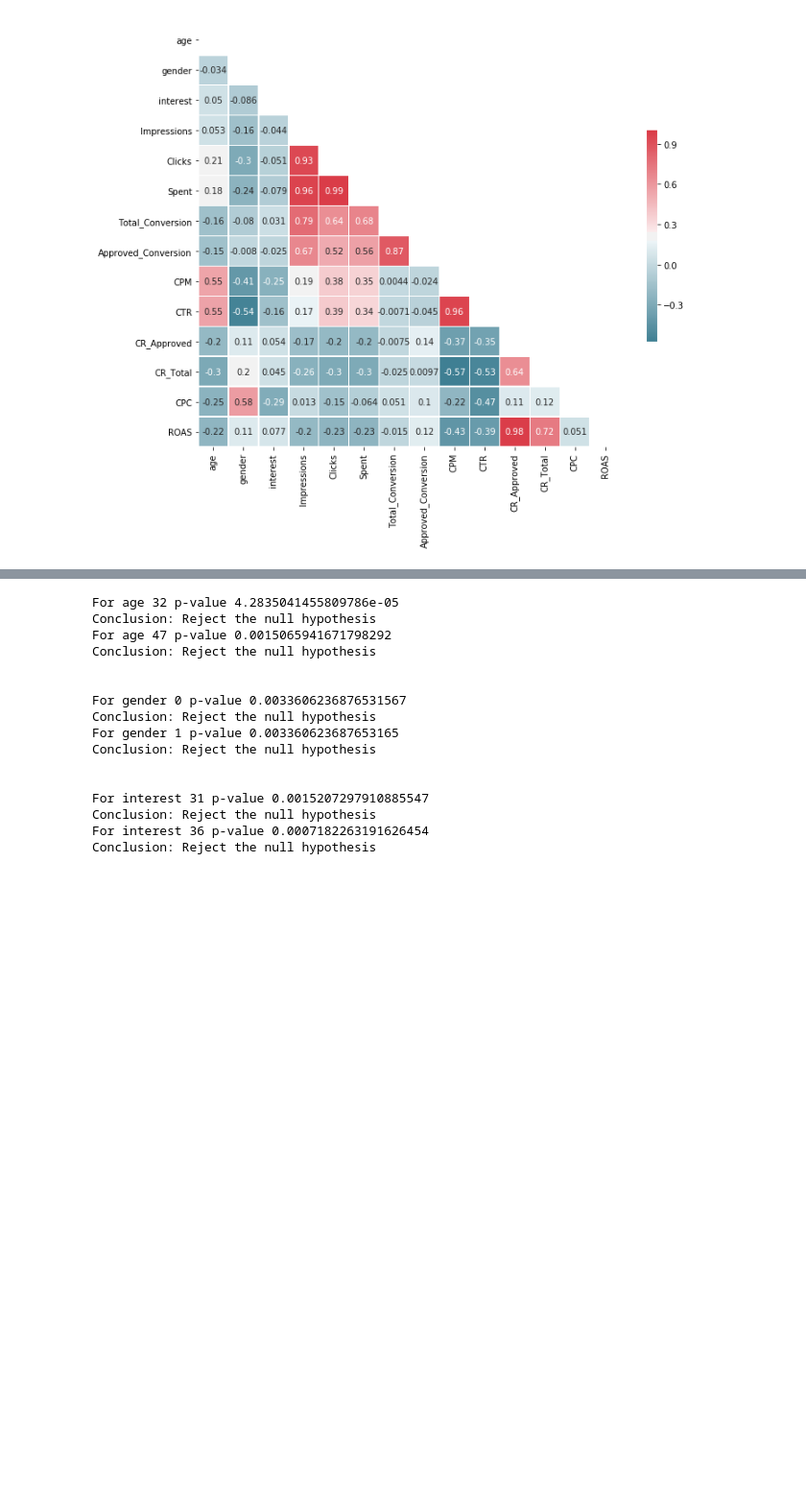
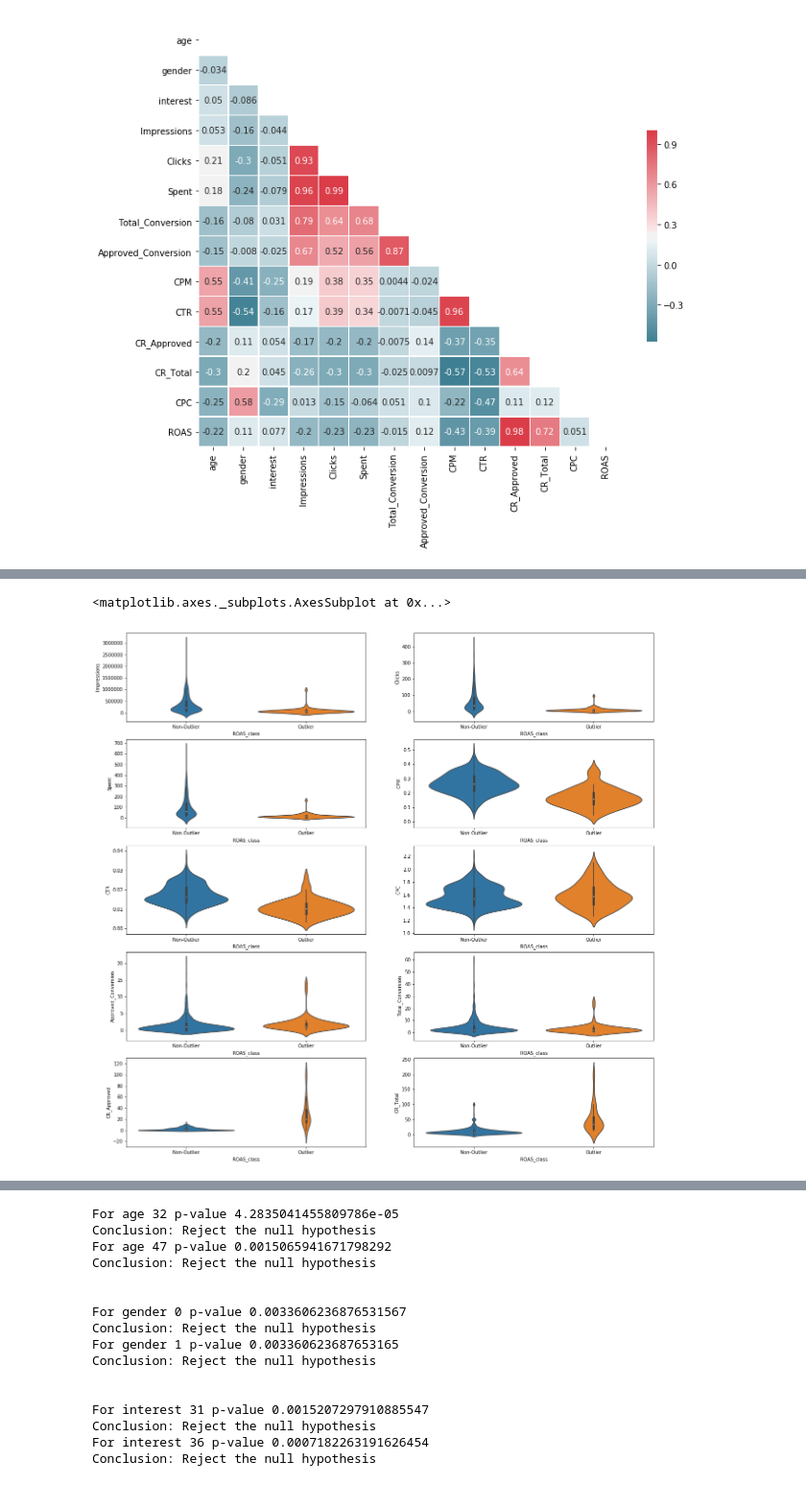
Before and after one commit to mgthometz/facebookads, a Jupyter notebook: fb_ad_analysis.ipynb, the cells around one changed output, grey strips where cells are left out. Shown at 96% size. Drawn from its saved outputs; the diff is of its cells as text; code cells hidden in the pictures; blank space fills up the shorter version.

```diff
--- a/fb_ad_analysis.ipynb
+++ b/fb_ad_analysis.ipynb
@@ -302,0 +307,15 @@ Outliers detected using median-based method: 63
+# %%
+figure,axes = plt.subplots(ncols=2,nrows=5,figsize=(20,20))
+sns.violinplot(x='ROAS_class',y='Impressions',data=campaign, inner='box',ax=axes[0,0])
+sns.violinplot(x='ROAS_class',y='Clicks',data=campaign, inner='box',ax=axes[0,1])
+sns.violinplot(x='ROAS_class',y='Spent',data=campaign, inner='box',ax=axes[1,0])
+sns.violinplot(x='ROAS_class',y='CPM',data=campaign, inner='box',ax=axes[1,1])
+sns.violinplot(x='ROAS_class',y='CTR',data=campaign, inner='box',ax=axes[2,0])
+sns.violinplot(x='ROAS_class',y='CPC',data=campaign, inner='box',ax=axes[2,1])
+sns.violinplot(x='ROAS_class',y='Approved_Conversion',data=campaign, inner='box',ax=axes[3,0])
+sns.violinplot(x='ROAS_class',y='Total_Conversion',data=campaign, inner='box',ax=axes[3,1])
+sns.violinplot(x='ROAS_class',y='CR_Approved',data=campaign, inner='box',ax=axes[4,0])
+sns.violinplot(x='ROAS_class',y='CR_Total',data=campaign, inner='box',ax=axes[4,1])
+# %% [output]
+<matplotlib.axes._subplots.AxesSubplot at 0x...>
+[figure, added]
```
Also changed, not shown: parts of 27 cells of this notebook.
